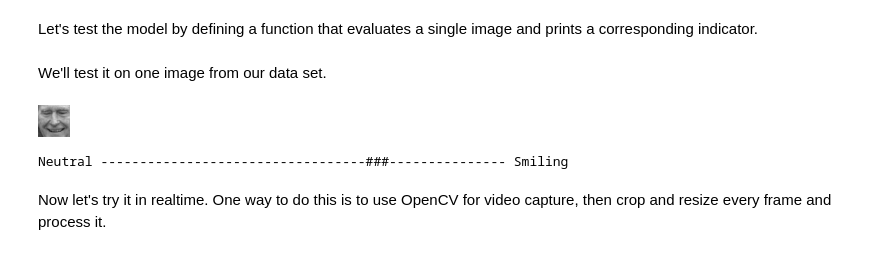
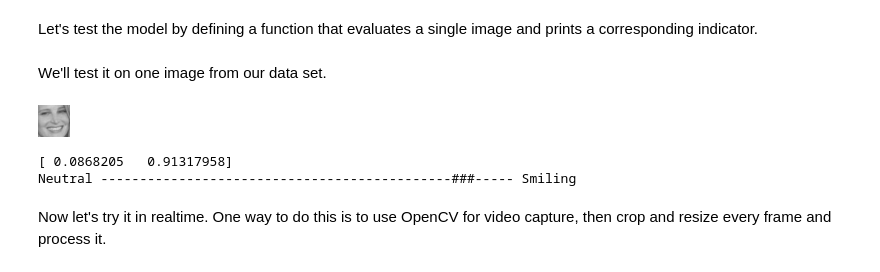
Before and after one commit to kylemcdonald/SmileCNN, a Jupyter notebook: 3 Evaluation.ipynb, the cells around one changed output. Saved outputs shown, nothing was run; the diff lists cells and outputs as text; code cells hidden in the pictures.

```diff
--- a/3 Evaluation.ipynb
+++ b/3 Evaluation.ipynb
@@ -14,20 +13,25 @@ Let's test the model by defining a function that evaluates a single image and pr
 import numpy as np
 def print_indicator(data, model, class_names, bar_width=50):
     probabilities = model.predict(np.array([data]))[0]
-    left_side = '-' * int(probabilities[1] * bar_width)
-    right_side = '-' * int(probabilities[0] * bar_width)
+    print(probabilities)
+    left_count = int(probabilities[1] * bar_width)
+    right_count = bar_width - left_count
+    left_side = '-' * left_count
+    right_side = '-' * right_count
     print class_names[0], left_side + '###' + right_side, class_names[1]
 # %% [markdown]
 We'll test it on one image from our data set.
 # %%
 from utils import show_array
 X = np.load('X.npy')
 class_names = ['Neutral', 'Smiling']
-show_array(255 * X[-100])
-print_indicator(X[-100], model, class_names)
+img = X[-7]
+show_array(255 * img)
+print_indicator(img, model, class_names)
 # %% [output]
-[figure, old version]
+[figure, new version]
-Neutral ----------------------------------###--------------- Smiling
+[ 0.0868205   0.91317958]
+Neutral ---------------------------------------------###----- Smiling
 # %% [markdown]
 Now let's try it in realtime. One way to do this is to use OpenCV for video capture, then crop and resize every frame and process it.
 # %%
```
Also changed, not shown: parts of 1 cell of this notebook, 4 other files.
